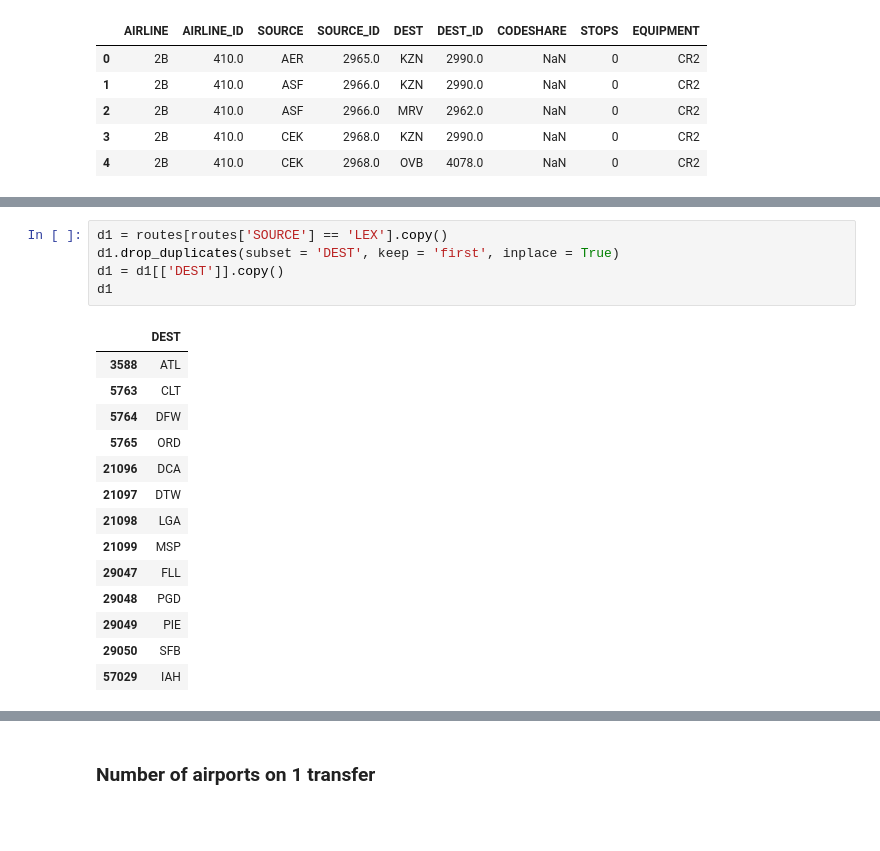
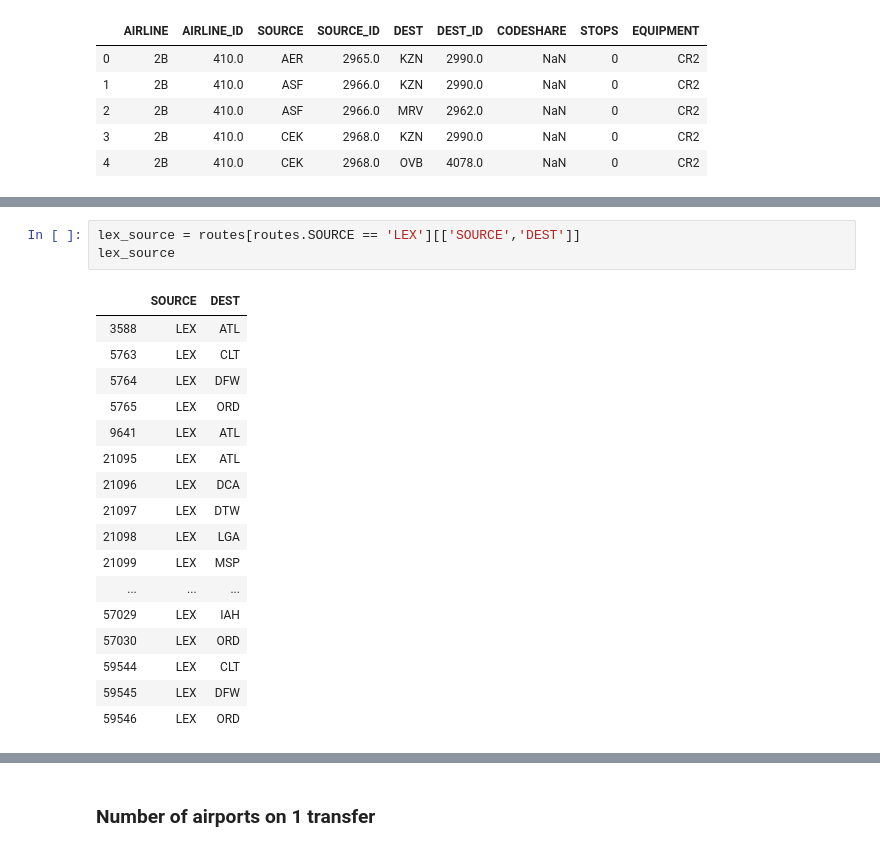
Before and after one commit to ebantwi/ce599, a Jupyter notebook: 07-Data Wrangling/open-flights-tutorial.ipynb, the cells around one changed output, grey strips where cells are left out. Saved outputs shown, nothing was run; the diff lists cells and outputs as text; blank space fills up the shorter version.

```diff
--- a/07-Data Wrangling/open-flights-tutorial.ipynb
+++ b/07-Data Wrangling/open-flights-tutorial.ipynb
@@ -359,23 +382,24 @@ airports.head()
 | 2 | 3 | Mount Hagen Kagamuga Airport | Mount Hagen | Papua New Guinea | HGU | AYMH | -5.826790 | 144.296005 | 5388 | 10.0 | ... |
 | 3 | 4 | Nadzab Airport | Nadzab | Papua New Guinea | LAE | AYNZ | -6.569803 | 146.725977 | 239 | 10.0 | ... |
 | 4 | 5 | Port Moresby Jacksons Internation... | Port Moresby | Papua New Guinea | POM | AYPY | -9.443380 | 147.220001 | 146 | 10.0 | ... |
-# %%
-d1 = routes[routes['SOURCE'] == 'LEX'].copy()
-d1.drop_duplicates(subset = 'DEST', keep = 'first', inplace = True)
-d1 = d1[['DEST']].copy()
-d1
-# %% [output]
-|  | DEST |
-| 3588 | ATL |
-| 5763 | CLT |
-| 5764 | DFW |
-| 5765 | ORD |
-| 21096 | DCA |
-| 21097 | DTW |
-| 21098 | LGA |
-| 21099 | MSP |
-| 29047 | FLL |
-| 29048 | PGD |
-| 29049 | PIE |
-| 29050 | SFB |
-| 57029 | IAH |
+# %%
+lex_source = routes[routes.SOURCE == 'LEX'][['SOURCE','DEST']]
+lex_source
+# %% [output]
+|  | SOURCE | DEST |
+| 3588 | LEX | ATL |
+| 5763 | LEX | CLT |
+| 5764 | LEX | DFW |
+| 5765 | LEX | ORD |
+| 9641 | LEX | ATL |
+| 21095 | LEX | ATL |
+| 21096 | LEX | DCA |
+| 21097 | LEX | DTW |
+| 21098 | LEX | LGA |
+| 21099 | LEX | MSP |
+| ... | ... | ... |
+| 57029 | LEX | IAH |
+| 57030 | LEX | ORD |
+| 59544 | LEX | CLT |
+| 59545 | LEX | DFW |
+| 59546 | LEX | ORD |
```
Also changed, not shown: parts of 36 cells of this notebook, 3 other files.
